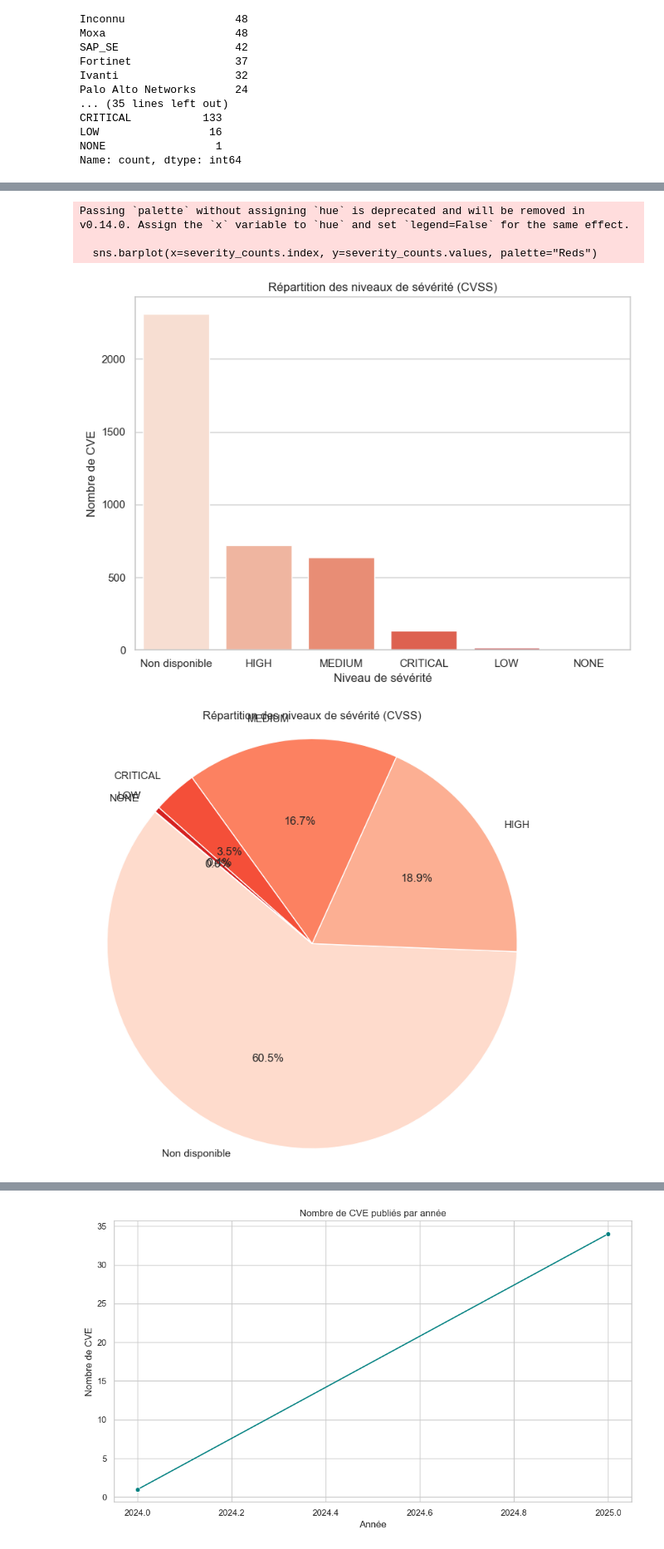
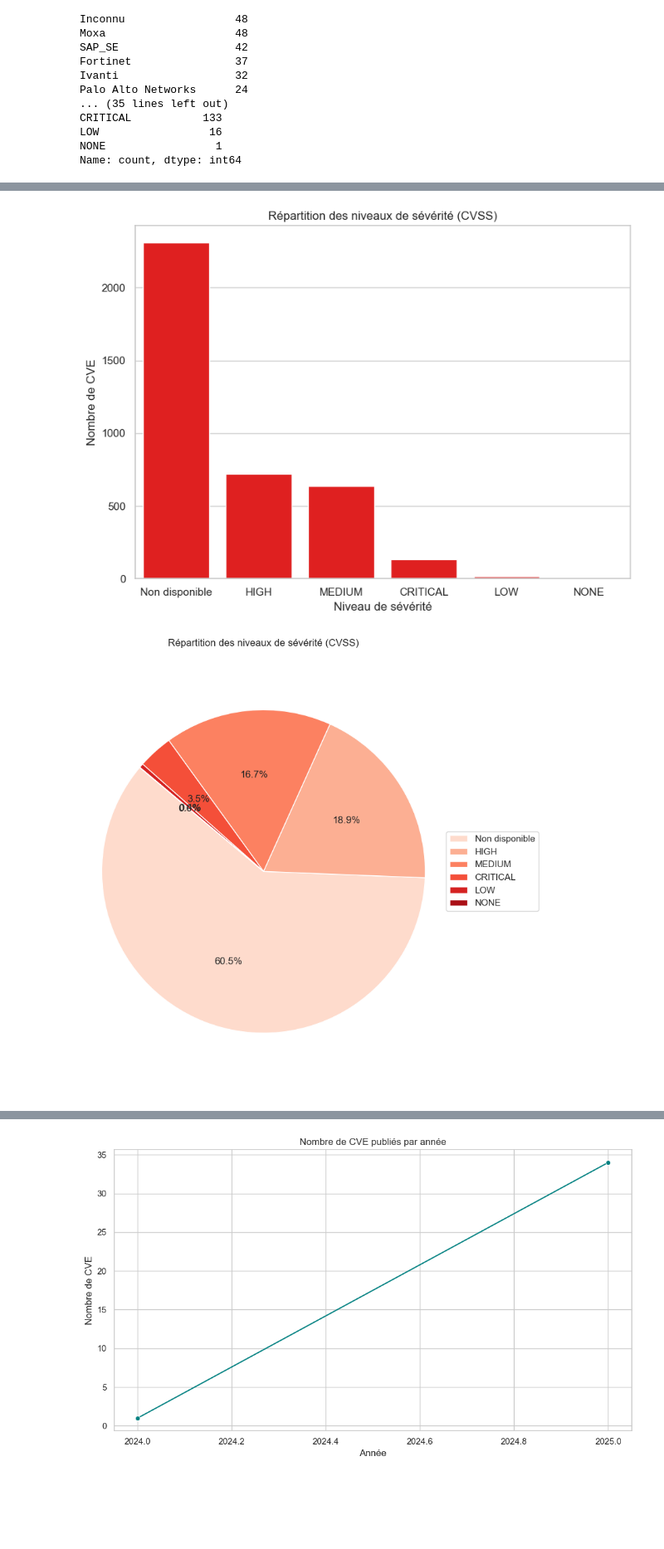
Before and after one commit to Sidy13/Analyse-ANSSI-CVE, a Jupyter notebook: analyse_cve.ipynb, the cells around one changed output, grey strips where cells are left out. Shown at 83% size. Cells and saved outputs as stored; diff of their text form; code cells hidden in the pictures; blank space fills up the shorter version.

Commit message:
ajout de visualisations

```diff
--- a/analyse_cve.ipynb
+++ b/analyse_cve.ipynb
@@ -102,35 +104,33 @@ Passing `palette` without assigning `hue` is deprecated and will be removed in v
 # %%
+# Calcul de la répartition des niveaux de sévérité
 severity_counts = df["Base Severity"].value_counts()
 
 plt.figure(figsize=(8, 6))
-sns.barplot(x=severity_counts.index, y=severity_counts.values, palette="Reds")
+sns.barplot(x=severity_counts.index, y=severity_counts.values, color="red")
 plt.title("Répartition des niveaux de sévérité (CVSS)")
 plt.xlabel("Niveau de sévérité")
 plt.ylabel("Nombre de CVE")
 plt.tight_layout()
+plt.savefig("graphe_severite.png")
 plt.show()
 # %% [output]
-Passing `palette` without assigning `hue` is deprecated and will be removed in v0.14.0. Assign the `x` variable to `hue` and set `legend=False` for the same effect.
-
-  sns.barplot(x=severity_counts.index, y=severity_counts.values, palette="Reds")
-[figure, old version]
+[figure, new version]
 # %%
-severity_counts = df["Base Severity"].value_counts()
-
-plt.figure(figsize=(7, 7))
-plt.pie(
+plt.figure(figsize=(8, 8))
+patches, texts, autotexts = plt.pie(
     severity_counts.values,
-    labels=severity_counts.index,
+    labels=None,  # Pas de label direct sur les parts
     autopct='%1.1f%%',
     startangle=140,
     colors=sns.color_palette("Reds", len(severity_counts))
 )
 plt.title("Répartition des niveaux de sévérité (CVSS)")
+plt.legend(patches, severity_counts.index, loc="center left", bbox_to_anchor=(1, 0.5))
 plt.axis("equal")
 plt.tight_layout()
 plt.show()
 # %% [output]
-[figure, old version]
+[figure, new version]
 # %%
 top_cwe = df["Type CWE"].value_counts().head(10)
 
```
Also changed, not shown: parts of 2 cells of this notebook, 7 other files.
